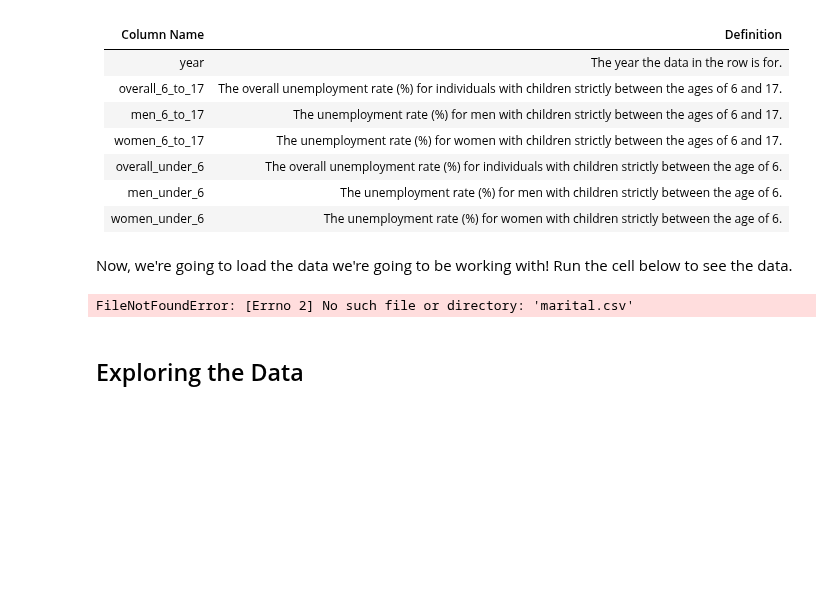
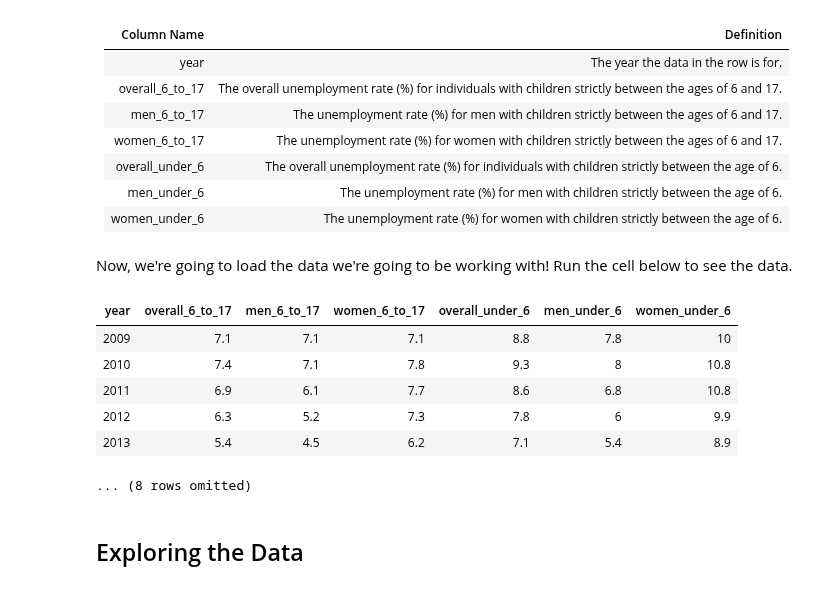
Before and after one commit to ds-modules/PUBPOL-ETHSTD-C164A-SP23, a Jupyter notebook: Introduction to Python and Jupyter Notebook.ipynb, the cells around one changed output. Saved outputs shown, nothing was run; the diff lists cells and outputs as text; code cells hidden in the pictures; blank space fills up the shorter version.

```diff
--- a/Introduction to Python and Jupyter Notebook.ipynb
+++ b/Introduction to Python and Jupyter Notebook.ipynb
@@ -346,13 +348,19 @@ Now, we're going to load the data we're going to be working with! Run the cell b
 # %%
 # Below we see an assignment statement.
 # We are telling the computer to create a Table and read in some data.
 import numpy as np
-unemployment = Table().read_table('marital.csv')
+unemployment = Table().read_table('marital - Sheet1.csv')
 
 # This next command will display the top 5 entries. You can change the number to view a different amount of entries at time.
 unemployment.show(5)
 # %% [output]
+| year | overall_6_to_17 | men_6_to_17 | women_6_to_17 | overall_under_6 | men_under_6 | women_under_6 |
+| 2009 | 7.1 | 7.1 | 7.1 | 8.8 | 7.8 | 10 |
+| 2010 | 7.4 | 7.1 | 7.8 | 9.3 | 8 | 10.8 |
+| 2011 | 6.9 | 6.1 | 7.7 | 8.6 | 6.8 | 10.8 |
+| 2012 | 6.3 | 5.2 | 7.3 | 7.8 | 6 | 9.9 |
+| 2013 | 5.4 | 4.5 | 6.2 | 7.1 | 5.4 | 8.9 |
-FileNotFoundError: [Errno 2] No such file or directory: 'marital.csv'
+... (8 rows omitted)
 # %% [markdown]
 ## Exploring the Data
 # %% [markdown]
```
Also changed, not shown: parts of 13 cells of this notebook, 2 other files.
